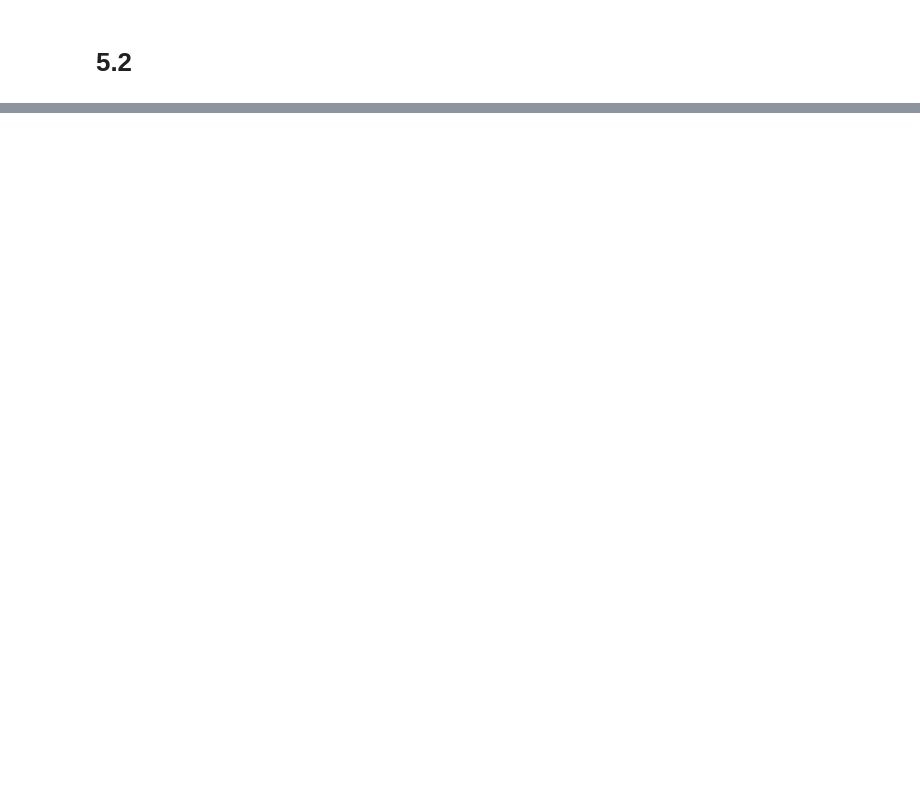
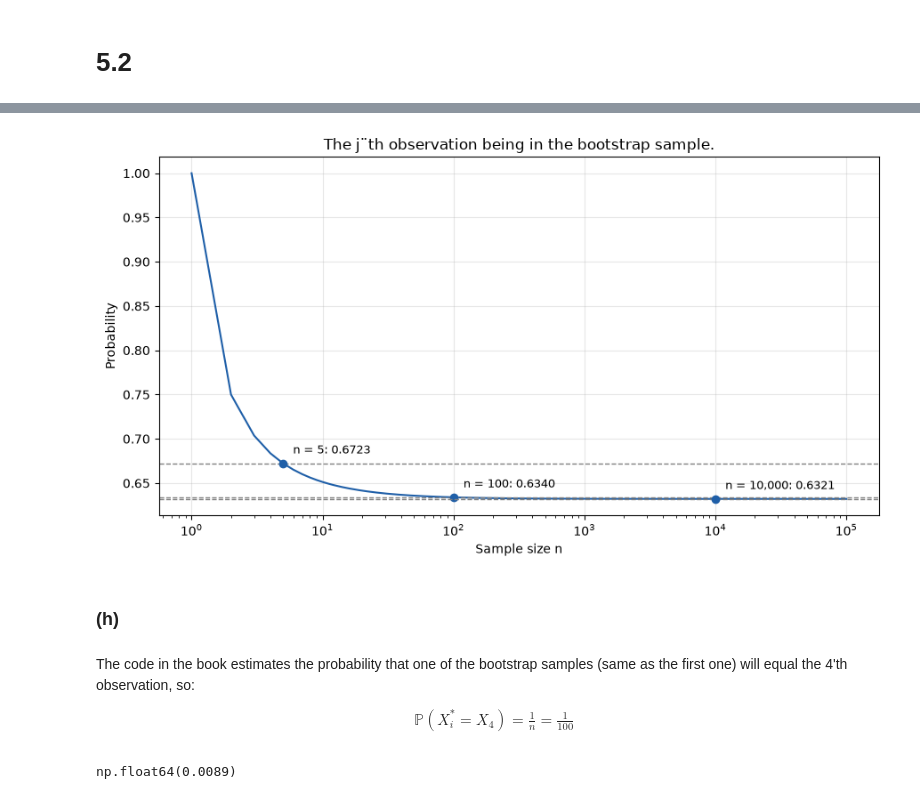
Before and after one commit to Niekrenz82/SML_MATH, a Jupyter notebook: A2/A2_conceptual.ipynb, the cells around one changed output, grey strips where cells are left out. Cells and saved outputs as stored; diff of their text form; code cells hidden in the pictures; blank space fills up the shorter version.

```diff
--- a/A2/A2_conceptual.ipynb
+++ b/A2/A2_conceptual.ipynb
@@ -74,0 +118,41 @@ We end up with a quadratic equation.
+# %%
+import numpy as np
+import matplotlib.pyplot as plt
+
+n = np.arange(1, 100_001)
+p = 1 - (1 - 1 / n) ** n
+
+fig, ax = plt.subplots(figsize=(9, 5))
+ax.plot(n, p, color="#1f5fa8")
+
+for n_val in [5, 100, 10_000]:
+    p_val = 1 - (1 - 1 / n_val) ** n_val
+    ax.axhline(p_val, color="gray", linestyle="--", linewidth=1)
+    ax.plot(n_val, p_val, "o", color="#1f5fa8")
+    ax.annotate(f"n = {n_val:,}: {p_val:.4f}", xy=(n_val, p_val),
+                xytext=(8, 8), textcoords="offset points", fontsize=9)
+
+ax.set_xscale("log")
+ax.set_xlabel("Sample size n")
+ax.set_ylabel("Probability")
+ax.set_title("The j¨th observation being in the bootstrap sample.")
+ax.grid(alpha=0.3)
+plt.tight_layout()
+plt.show()
+# %% [output]
+[figure, added]
+# %% [markdown]
+### (h)
+# %% [markdown]
+The code in the book estimates the probability that one of the bootstrap samples (same as the first one) will equal the 4'th observation, so:
+\begin{align*}
+\mathbb{P}(X_i^*=X_4)=\frac{1}{n}=\frac{1}{100}
+\end{align*}
+# %%
+rng = np.random.default_rng(10)
+store = np.empty(10000)
+for i in range(10000):
+    store[i] = np.sum(rng.choice(100, replace=True) == 4)
+np.mean(store)
+# %% [output]
+np.float64(0.0089)
```
Also changed, not shown: parts of 4 cells of this notebook.
